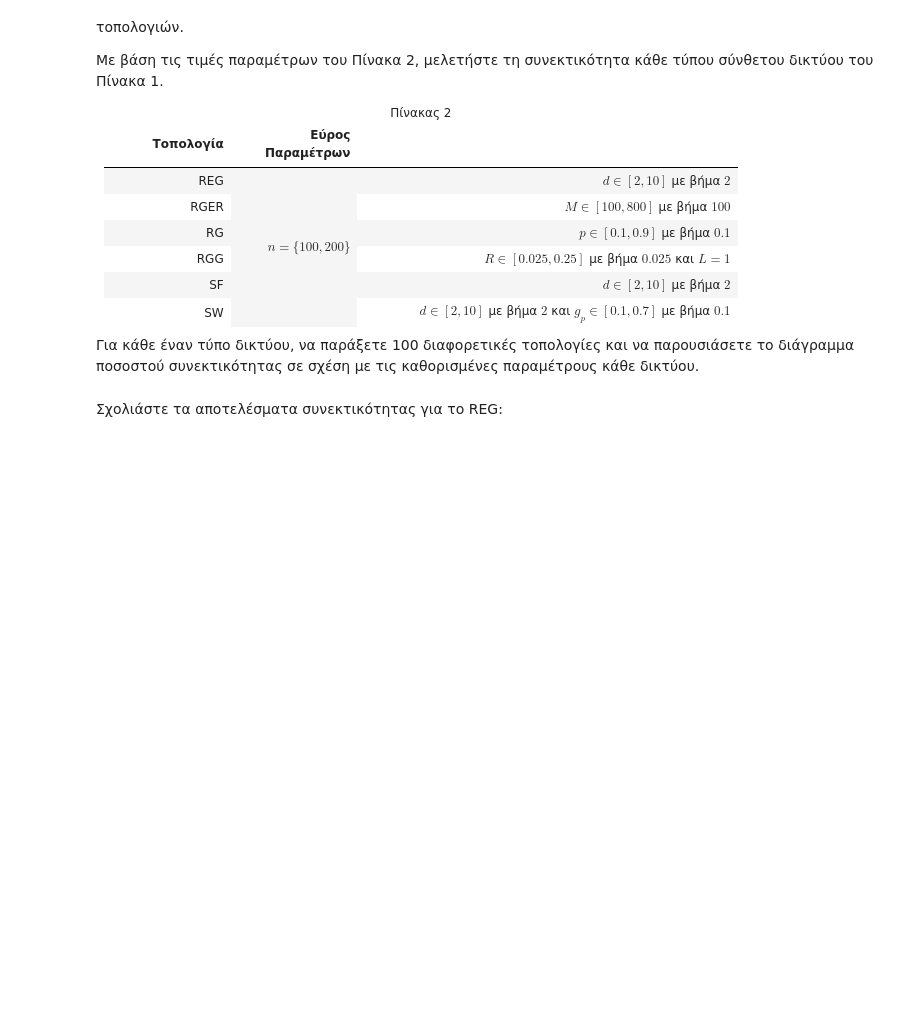
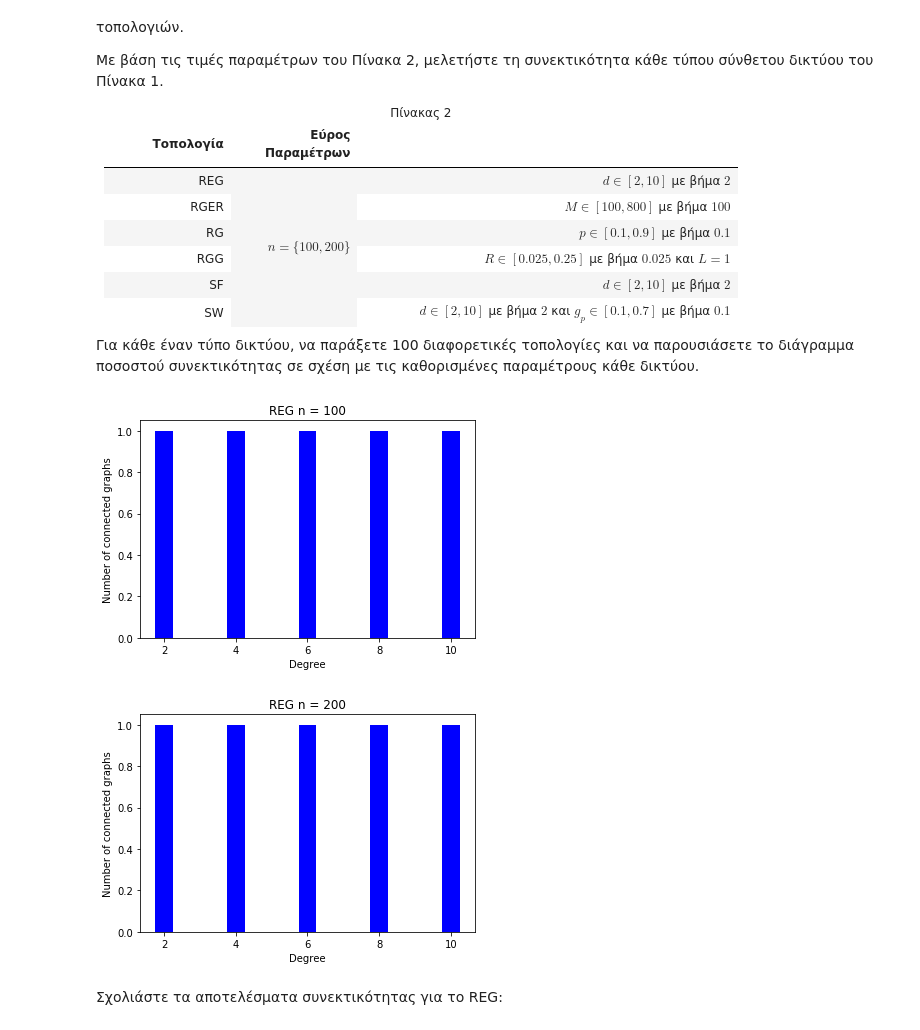
Before and after one commit to LoniasGR/socialnetanalysis, a Jupyter notebook: Lab 1/lab1_student version.ipynb, the cells around one changed output. Cells and saved outputs as stored; diff of their text form; code cells hidden in the pictures; blank space fills up the shorter version.

```diff
--- a/Lab 1/lab1_student version.ipynb
+++ b/Lab 1/lab1_student version.ipynb
@@ -923,13 +935,32 @@ Mean eigenvector centrality SW: 0.084087
 # %%
 #για τον έλεγχο της συνεκτικότητας, χρησιμοποίηστε την is_connected του networkx
 #για τη γραφική αναπαράσταση των αποτελεσμάτων, μπορείτε να χρησιμοποίησετε την bar του matplotlib
 #έλεγχος συνεκτικότητας για REG
 
+def check_connected_REG(n):
+    connected = {i :0 for i in list(range(2,12,2))}
+    for d in range(2, 12, 2):
+        for i in range(100):
+            REG = nx.watts_strogatz_graph(n,d,0)
+            if nx.is_connected(REG):
+                connected[d] = connected[d] + 1
+
+    y = list(connected.values())
+    y = [v/100 for v in y]
+    return y
+
 #plot example:
-#plt.bar(list(range(2,12,2)),y, width=0.5, color='b')
-#plt.title("REG n = %d" %n)
-#plt.ylabel("Number of connected graphs")
-#plt.xlabel("Degree")
-#plt.show()
+def plot_connected_REG(n, y):
+    plt.bar(list(range(2,12,2)),y, width=0.5, color='b')
+    plt.title("REG n = %d" %n)
+    plt.ylabel("Number of connected graphs")
+    plt.xlabel("Degree")
+    plt.show()
+
+plot_connected_REG(100, check_connected_REG(100))
+plot_connected_REG(200, check_connected_REG(200))
+# %% [output]
+[figure, added]
+[figure, added]
 # %% [markdown]
 Σχολιάστε τα αποτελέσματα συνεκτικότητας για το REG:
```
Also changed, not shown: parts of 55 cells of this notebook.
